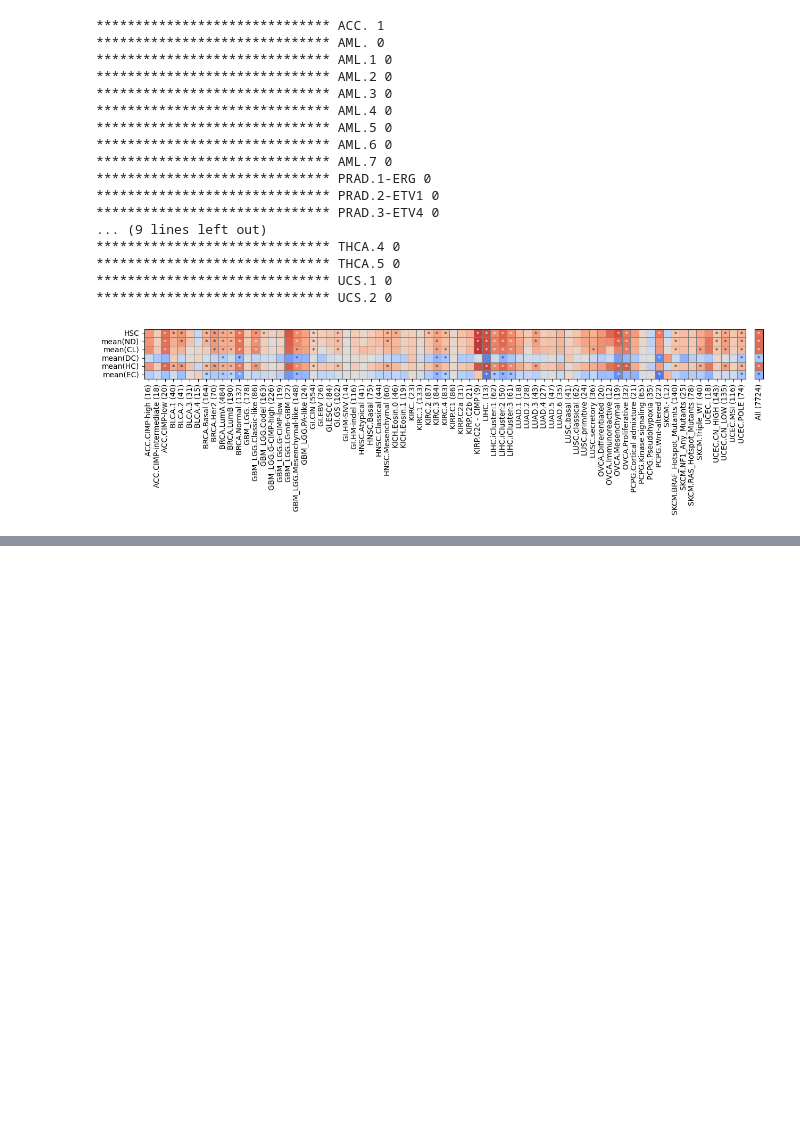
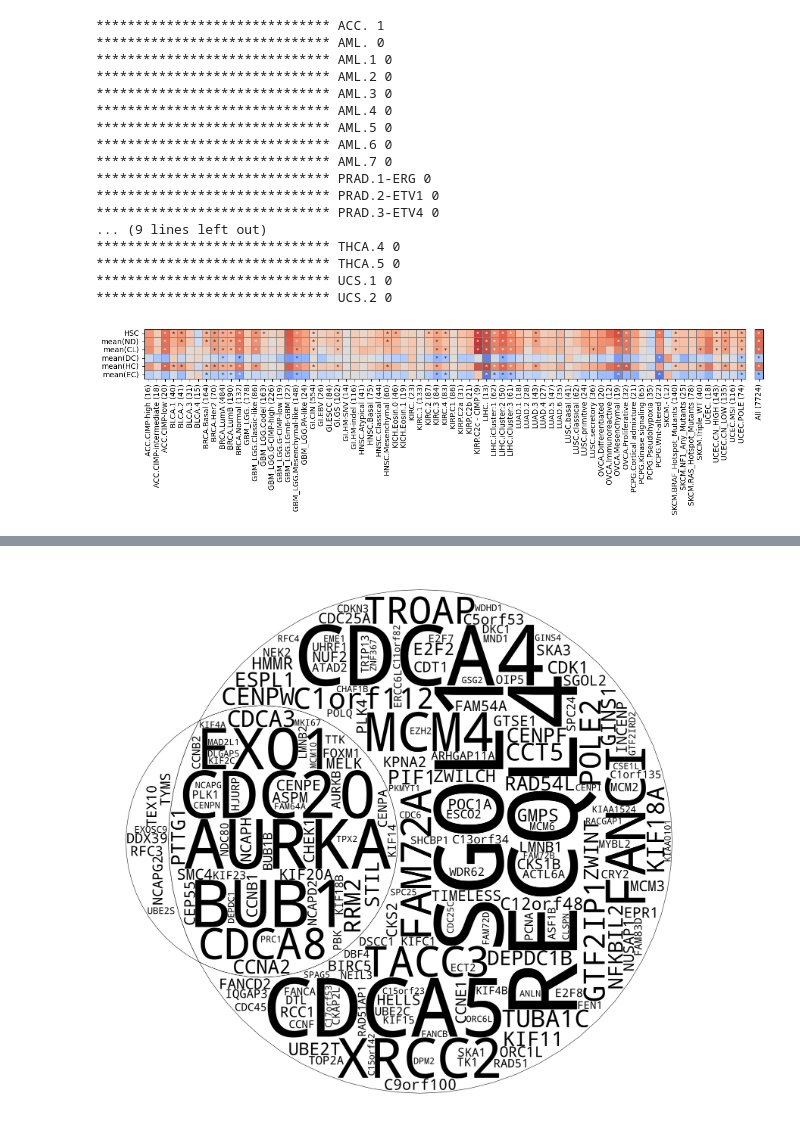
Before and after one commit to mostafajahanifar/pacman, a Jupyter notebook: playground_mnai.ipynb, the cells around one changed output, grey strips where cells are left out. Cells and saved outputs as stored; diff of their text form; code cells hidden in the pictures; blank space fills up the shorter version.

```diff
--- a/playground_mnai.ipynb
+++ b/playground_mnai.ipynb
@@ -612,11 +617,21 @@ for sig in signatures.columns:
 # %%
 import matplotlib.pyplot as plt
-
+import matplotlib.patheffects as PathEffects
 from matplotlib_set_diagrams import (
     EulerDiagram,
     VennDiagram,
 )
+# Define the stroke effect with desired linewidth and color
+stroke_effect = [PathEffects.withStroke(linewidth=5, foreground='black')]
 
-fig, ax = plt.subplots(1,1, figsize=(20,16))
-EulerDiagram.as_wordcloud([set(gene_test), set(mitsa_genes)], minimum_resolution=1200, set_labels =(sig, "PACMAN"), set_colors=("lightcoral", "limegreen"),  ax=ax)
-fig.savefig("results_final/gene/expression/MNAI_PACMAN_EULER.png", dpi=600, bbox_inches = 'tight', pad_inches = 0.01)
+fig, ax = plt.subplots(1,1, figsize=(30,30))
+EulerDiagram.as_wordcloud([set(MNAI_genes), set(mitsa_genes)], minimum_resolution=5000, set_labels =("", ""), set_colors=("black", "black"),  ax=ax)#(102/255, 102/255, 1, 1), (1,1,102/255,1)
+
+
+
+# for text in ax.texts:
+#     # Apply the stroke effect
+#     text.set_path_effects(stroke_effect)
+fig.savefig("results_final_all/gene/expression/MNAI_PACMAN_EULER_mono.png", dpi=600, bbox_inches = 'tight', pad_inches = 0.01)
+# %% [output]
+[figure, added]
```
Also changed, not shown: parts of 5 cells of this notebook, 21 other files.
